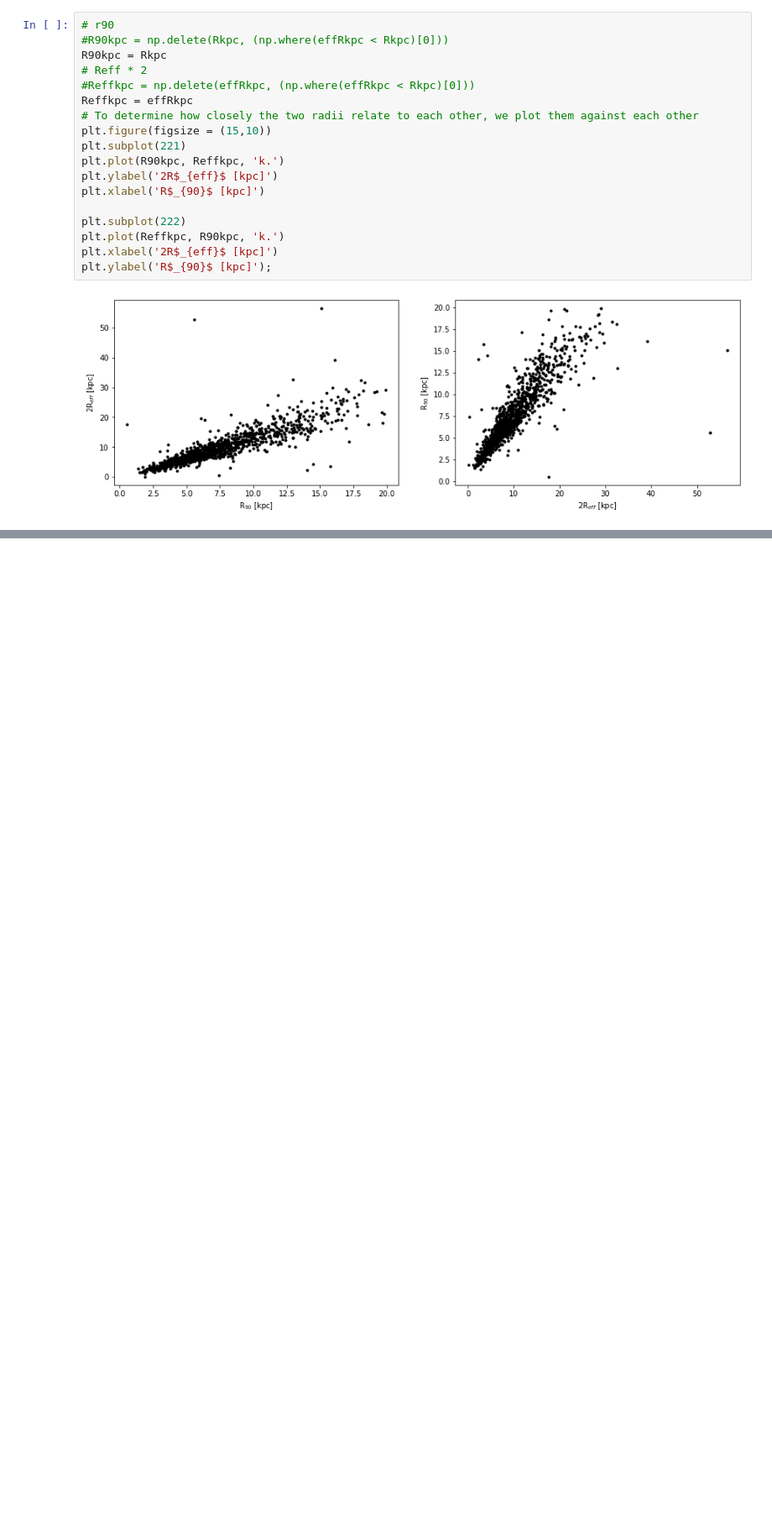
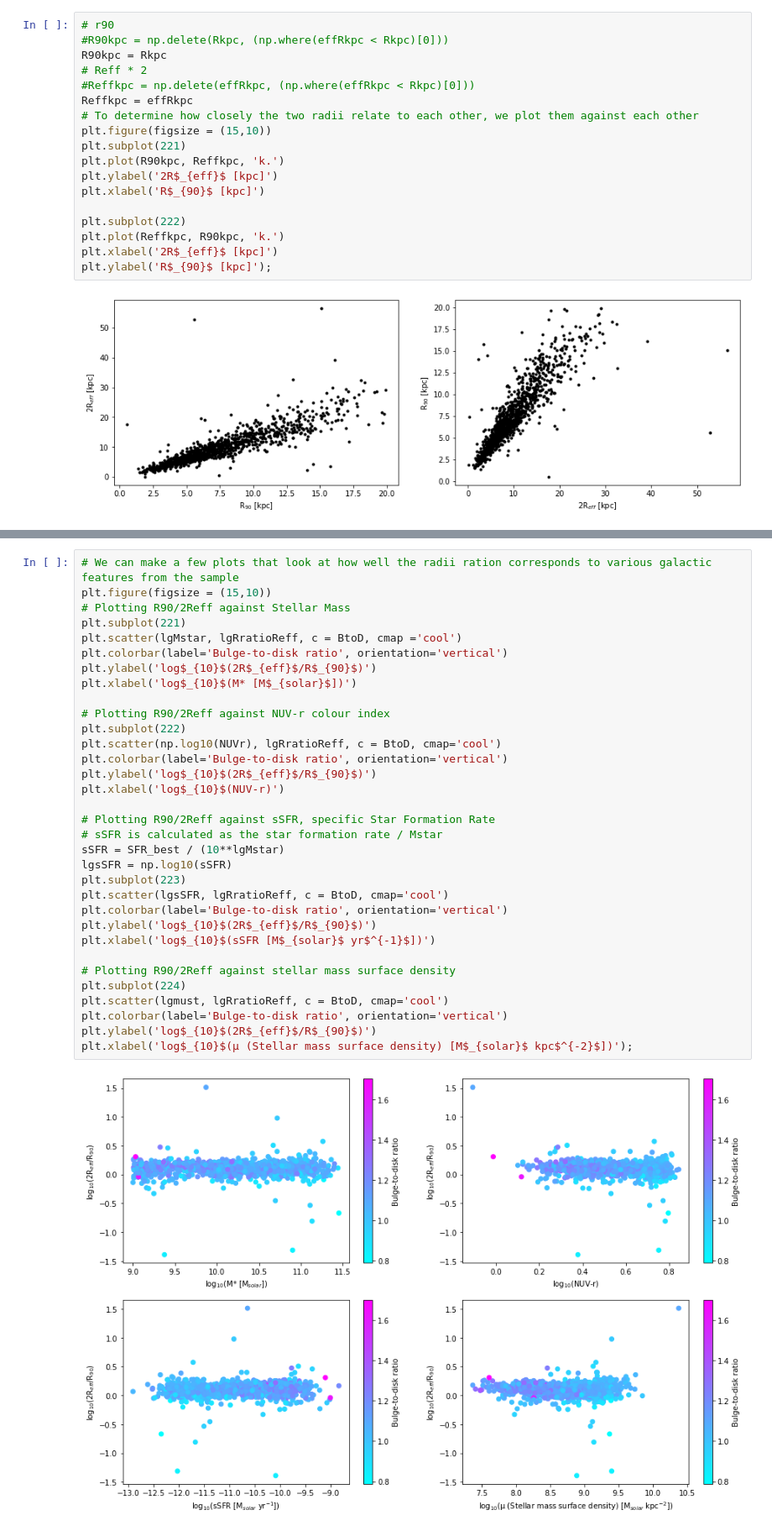
Before and after one commit to Luke-Williams-01/Luke-Williams-01, a Jupyter notebook: ICRARproject.ipynb, the cells around one changed output, grey strips where cells are left out. Shown at 84% size. Cells and saved outputs as stored; diff of their text form; blank space fills up the shorter version.

```diff
--- a/ICRARproject.ipynb
+++ b/ICRARproject.ipynb
@@ -1314,0 +1234,35 @@ plt.xlabel('log$_{10}$(μ (Stellar mass surface density) [M$_{solar}$ kpc$^{-2}$
+# %%
+# We can make a few plots that look at how well the radii ration corresponds to various galactic features from the sample
+plt.figure(figsize = (15,10))
+# Plotting R90/2Reff against Stellar Mass
+plt.subplot(221)
+plt.scatter(lgMstar, lgRratioReff, c = BtoD, cmap ='cool')
+plt.colorbar(label='Bulge-to-disk ratio', orientation='vertical')
+plt.ylabel('log$_{10}$(2R$_{eff}$/R$_{90}$)')
+plt.xlabel('log$_{10}$(M* [M$_{solar}$])')
+
+# Plotting R90/2Reff against NUV-r colour index
+plt.subplot(222)
+plt.scatter(np.log10(NUVr), lgRratioReff, c = BtoD, cmap='cool')
+plt.colorbar(label='Bulge-to-disk ratio', orientation='vertical')
+plt.ylabel('log$_{10}$(2R$_{eff}$/R$_{90}$)')
+plt.xlabel('log$_{10}$(NUV-r)')
+
+# Plotting R90/2Reff against sSFR, specific Star Formation Rate
+# sSFR is calculated as the star formation rate / Mstar
+sSFR = SFR_best / (10**lgMstar)
+lgsSFR = np.log10(sSFR)
+plt.subplot(223)
+plt.scatter(lgsSFR, lgRratioReff, c = BtoD, cmap='cool')
+plt.colorbar(label='Bulge-to-disk ratio', orientation='vertical')
+plt.ylabel('log$_{10}$(2R$_{eff}$/R$_{90}$)')
+plt.xlabel('log$_{10}$(sSFR [M$_{solar}$ yr$^{-1}$])')
+
+# Plotting R90/2Reff against stellar mass surface density
+plt.subplot(224)
+plt.scatter(lgmust, lgRratioReff, c = BtoD, cmap='cool')
+plt.colorbar(label='Bulge-to-disk ratio', orientation='vertical')
+plt.ylabel('log$_{10}$(2R$_{eff}$/R$_{90}$)')
+plt.xlabel('log$_{10}$(μ (Stellar mass surface density) [M$_{solar}$ kpc$^{-2}$])');
+# %% [output]
+[figure, added]
```
Also changed, not shown: parts of 10 cells of this notebook.
